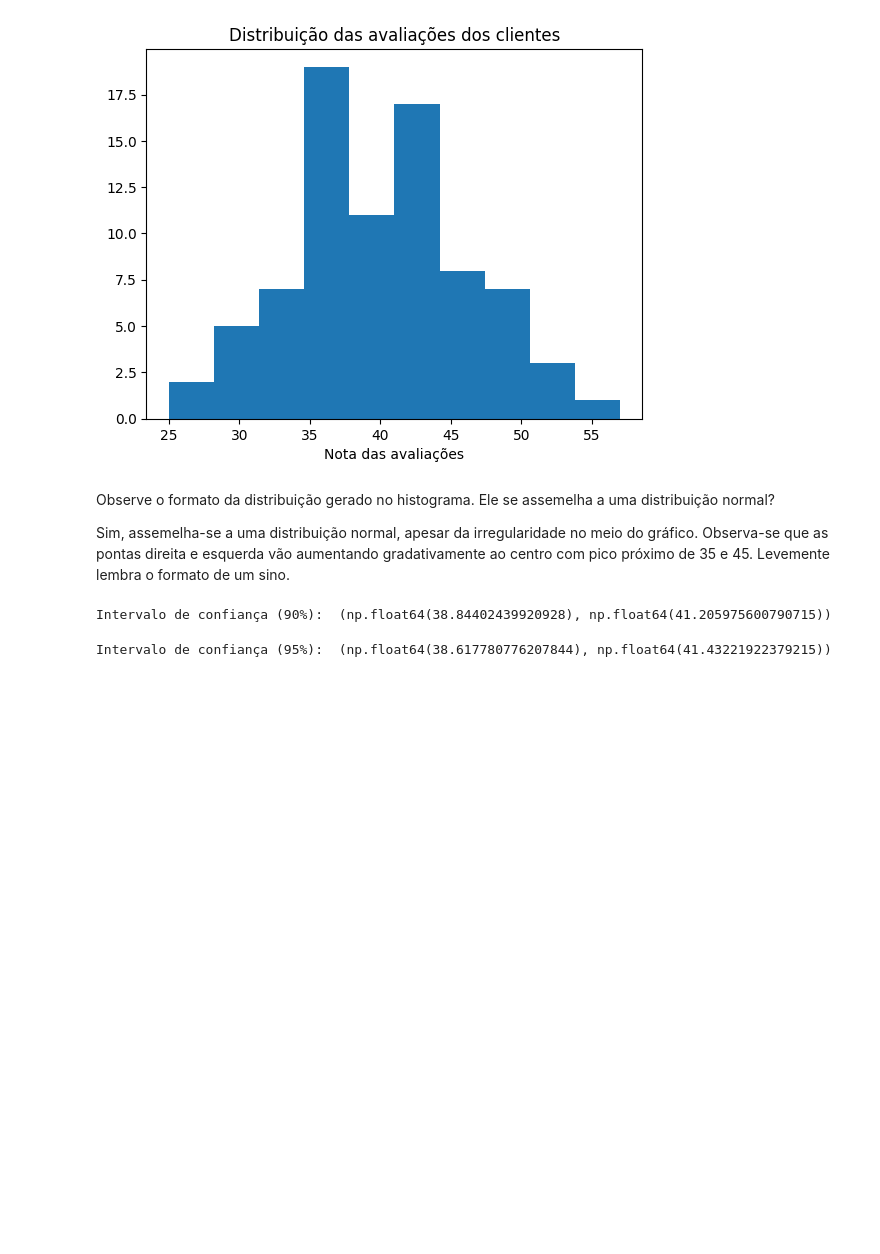
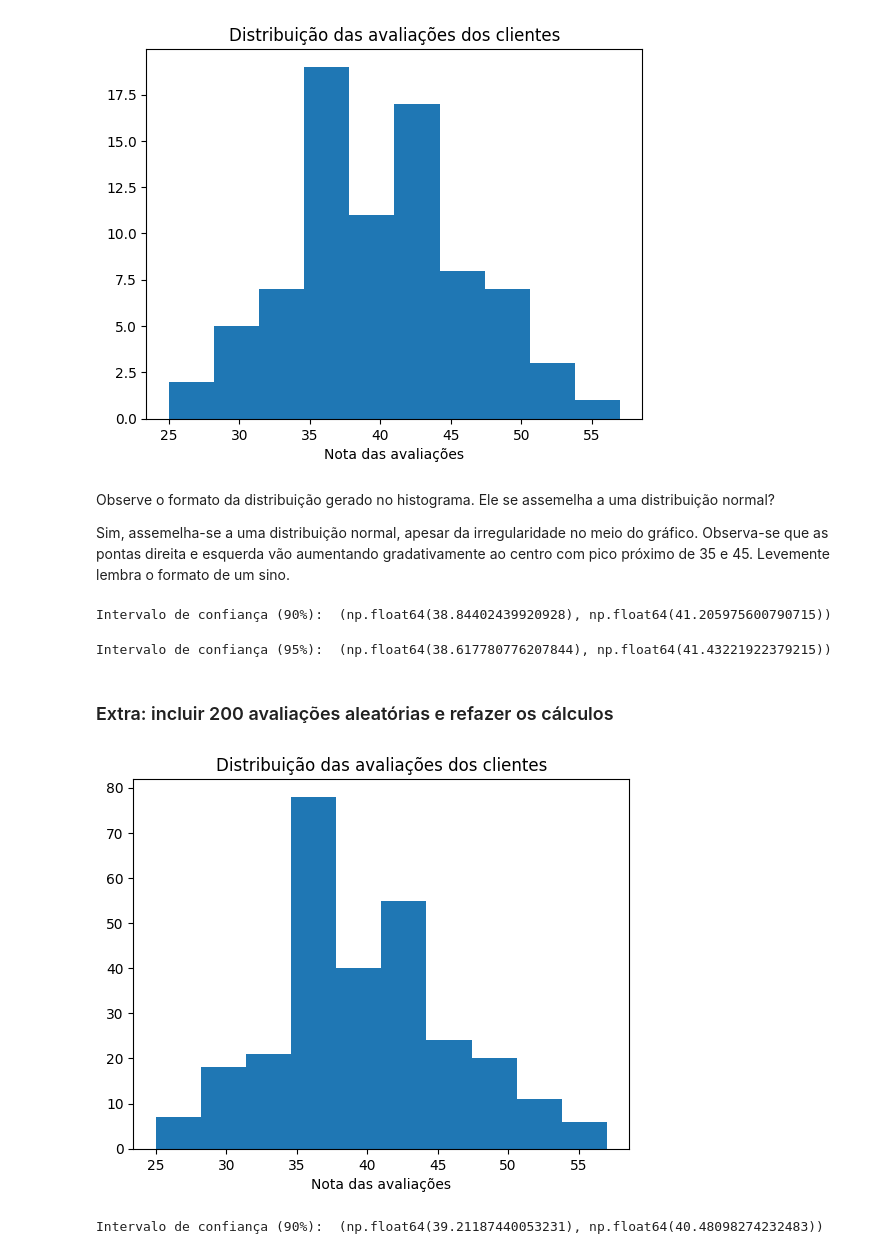
Before and after one commit to vcbonani/Testando-Hipoteses---Python-Data-Science, a Jupyter notebook: avaliando_desempenho_vendas.ipynb, the cells around one changed output. Drawn from its saved outputs; the diff is of its cells as text; code cells hidden in the pictures; blank space fills up the shorter version.

```diff
--- a/avaliando_desempenho_vendas.ipynb
+++ b/avaliando_desempenho_vendas.ipynb
@@ -106,3 +106,60 @@ print('Intervalo de confiança (95%): ', intervalo_confianca)
 #A largura é afetada levemente, diminuindo casas decimais no mínimo e aumentando casas decimais no máximo
 # %% [output]
 Intervalo de confiança (95%):  (np.float64(38.617780776207844), np.float64(41.43221922379215))
+# %% [markdown]
+### Extra: incluir 200 avaliações aleatórias e refazer os cálculos
+# %%
+#função para gerar amostras aleatórias
+
+#passo o data frame a receber novos registros e a quantidade de novas linhas
+def cria_novos_registros(data_frame, novas_linhas):
+    #define seed do random
+    np.random.seed(42)
+    #cria dataframe novo em branco
+    nova_amostra = pd.DataFrame()
+    #preservo quantidade de linhas original do dataframe
+    total_linhas_original = len(data_frame)
+    #laço para incluir novos registros
+    while novas_linhas > 0:
+        #este if garante que a quantidade de linhas gerada não será maior que o tamanho inicial do df
+        if novas_linhas > total_linhas_original:
+            linhas_adicionar = total_linhas_original
+        else:
+            linhas_adicionar = novas_linhas
+        #gerando amostras
+        nova_amostra = data_frame.sample(n = linhas_adicionar)
+        #concatenando o dataframe novo em outro
+        data_frame = pd.concat([data_frame, nova_amostra], ignore_index = True)
+        #subtraindo o "contador"
+        novas_linhas -= linhas_adicionar
+    #retorna data frame atualizado
+    return data_frame
+# %%
+df_techtaste = cria_novos_registros(df_techtaste, 200)
+# %%
+#Utilizando um gráfico de histograma, analise visualmente a distribuição das avaliações dos clientes.
+
+plt.hist(df_techtaste['avaliacoes'])
+plt.title('Distribuição das avaliações dos clientes')
+plt.xlabel('Nota das avaliações')
+plt.show()
+# %% [output]
+[figure, added]
+# %%
+#Com um nível de confiança de 90%, calcule o intervalo de confiança para a média das avaliações.
+
+confianca = 0.90
+
+media = df_techtaste['avaliacoes'].mean()
+desvio_padrao_amostra = df_techtaste['avaliacoes'].std()
+tamanho_amostra = len(df_techtaste)
+
+intervalo_confianca = stats.norm.interval(
+    confianca, #nível de confiança
+    loc = media, #onde será adicionada margem de erro (localização)
+    scale = desvio_padrao_amostra / np.sqrt(tamanho_amostra) #variabilidade do intervalo - cálculo do erro padrão
+)
+
+print('Intervalo de confiança (90%): ', intervalo_confianca)
+# %% [output]
+Intervalo de confiança (90%):  (np.float64(39.21187440053231), np.float64(40.48098274232483))
```
Also changed, not shown: 5 other files.
